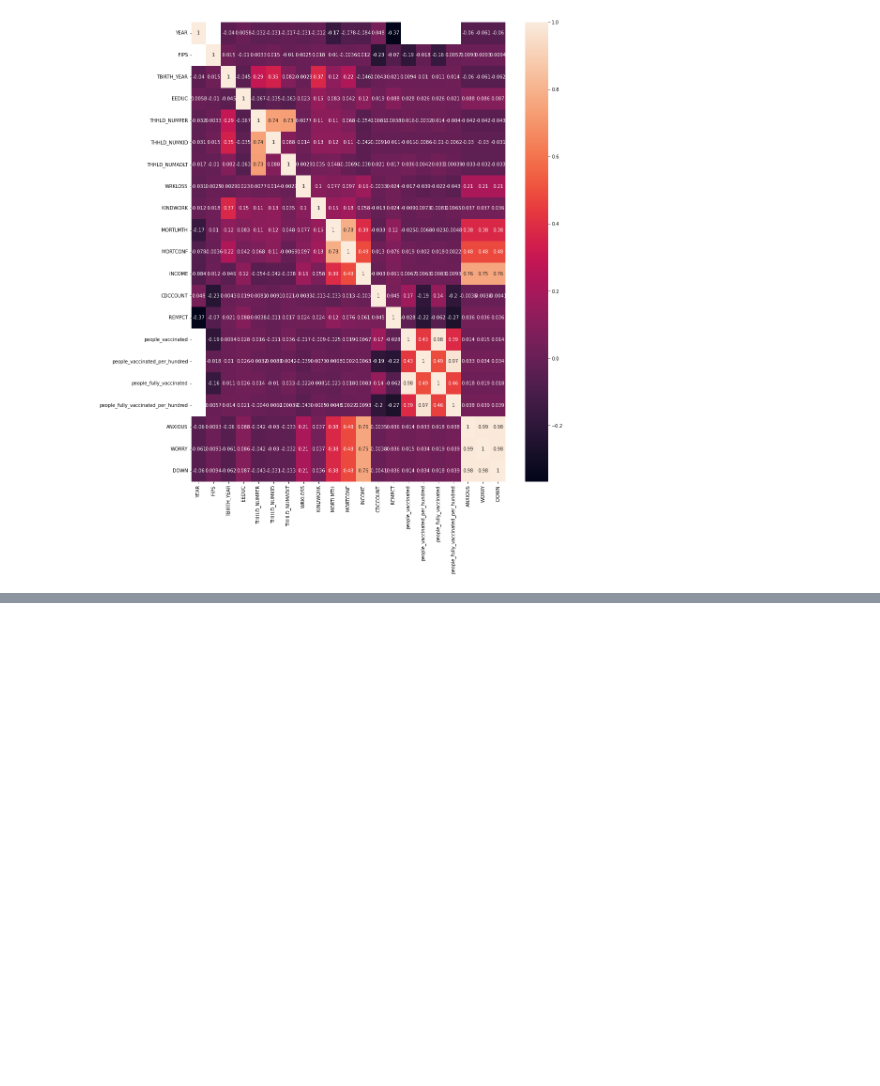
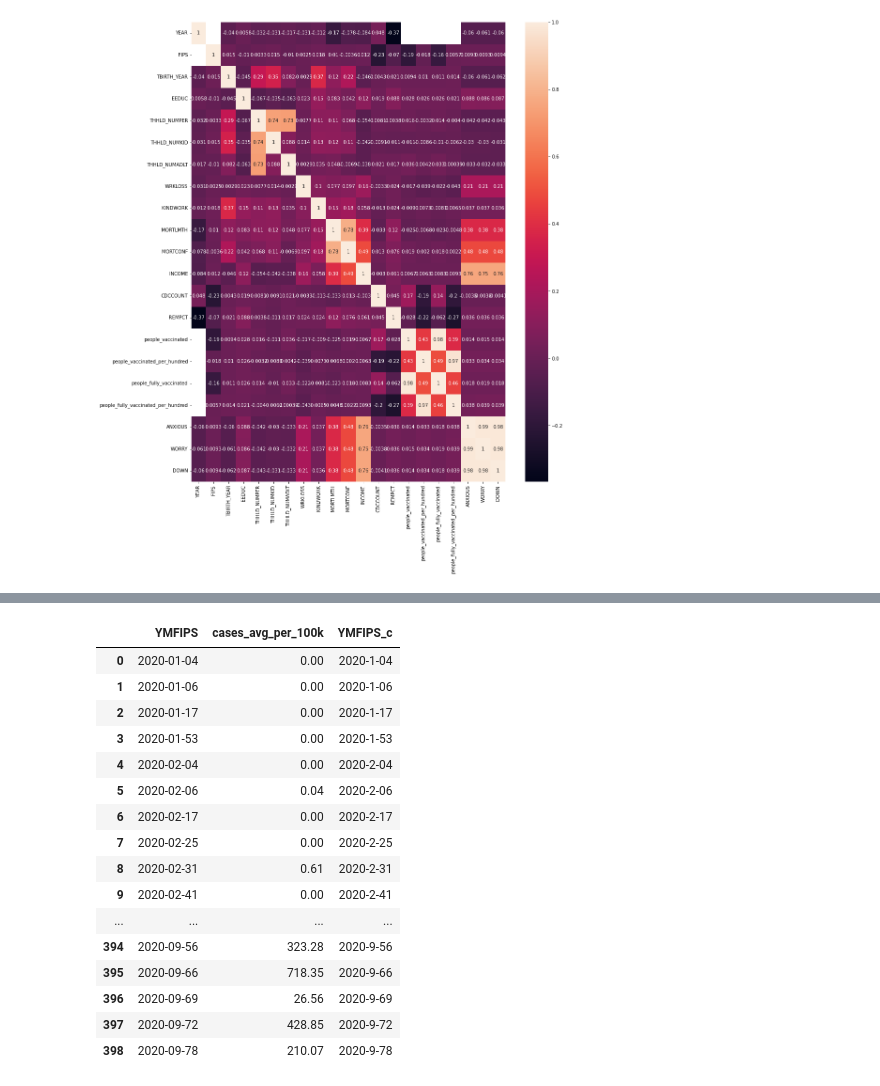
Before and after one commit to AyersAuthentic/dva_data_viz, a Jupyter notebook: Data_Exploration/Data_Exp_Testing.ipynb, the cells around one changed output, grey strips where cells are left out. Saved outputs shown, nothing was run; the diff lists cells and outputs as text; code cells hidden in the pictures; blank space fills up the shorter version.

```diff
--- a/Data_Exploration/Data_Exp_Testing.ipynb
+++ b/Data_Exploration/Data_Exp_Testing.ipynb
@@ -60,0 +122,2 @@ plt.show()
+# %%
+states_focused = states[['cases_avg_per_100k', 'YMFIPS']].groupby(["YMFIPS"]).sum()
@@ -60,0 +141,2 @@ plt.show()
+# %%
+states_focused.reset_index(inplace=True)
@@ -60,0 +159,8 @@ plt.show()
+# %%
+def clean_ymfips(ymfips):
+    listy = ymfips.split("-")
+    month = listy[1]
+    month = month.lstrip("0")
+    listy[1] = month
+    clean_ymfips = "-".join(listy)
+    return clean_ymfips
@@ -60,0 +178,20 @@ plt.show()
+# %%
+states_focused
+# %% [output]
+|  | YMFIPS | cases_avg_per_100k | YMFIPS_c |
+| 0 | 2020-01-04 | 0.00 | 2020-1-04 |
+| 1 | 2020-01-06 | 0.00 | 2020-1-06 |
+| 2 | 2020-01-17 | 0.00 | 2020-1-17 |
+| 3 | 2020-01-53 | 0.00 | 2020-1-53 |
+| 4 | 2020-02-04 | 0.00 | 2020-2-04 |
+| 5 | 2020-02-06 | 0.04 | 2020-2-06 |
+| 6 | 2020-02-17 | 0.00 | 2020-2-17 |
+| 7 | 2020-02-25 | 0.00 | 2020-2-25 |
+| 8 | 2020-02-31 | 0.61 | 2020-2-31 |
+| 9 | 2020-02-41 | 0.00 | 2020-2-41 |
+| ... | ... | ... | ... |
+| 394 | 2020-09-56 | 323.28 | 2020-9-56 |
+| 395 | 2020-09-66 | 718.35 | 2020-9-66 |
+| 396 | 2020-09-69 | 26.56 | 2020-9-69 |
+| 397 | 2020-09-72 | 428.85 | 2020-9-72 |
+| 398 | 2020-09-78 | 210.07 | 2020-9-78 |
```
Also changed, not shown: parts of 36 cells of this notebook, 3 other files.
